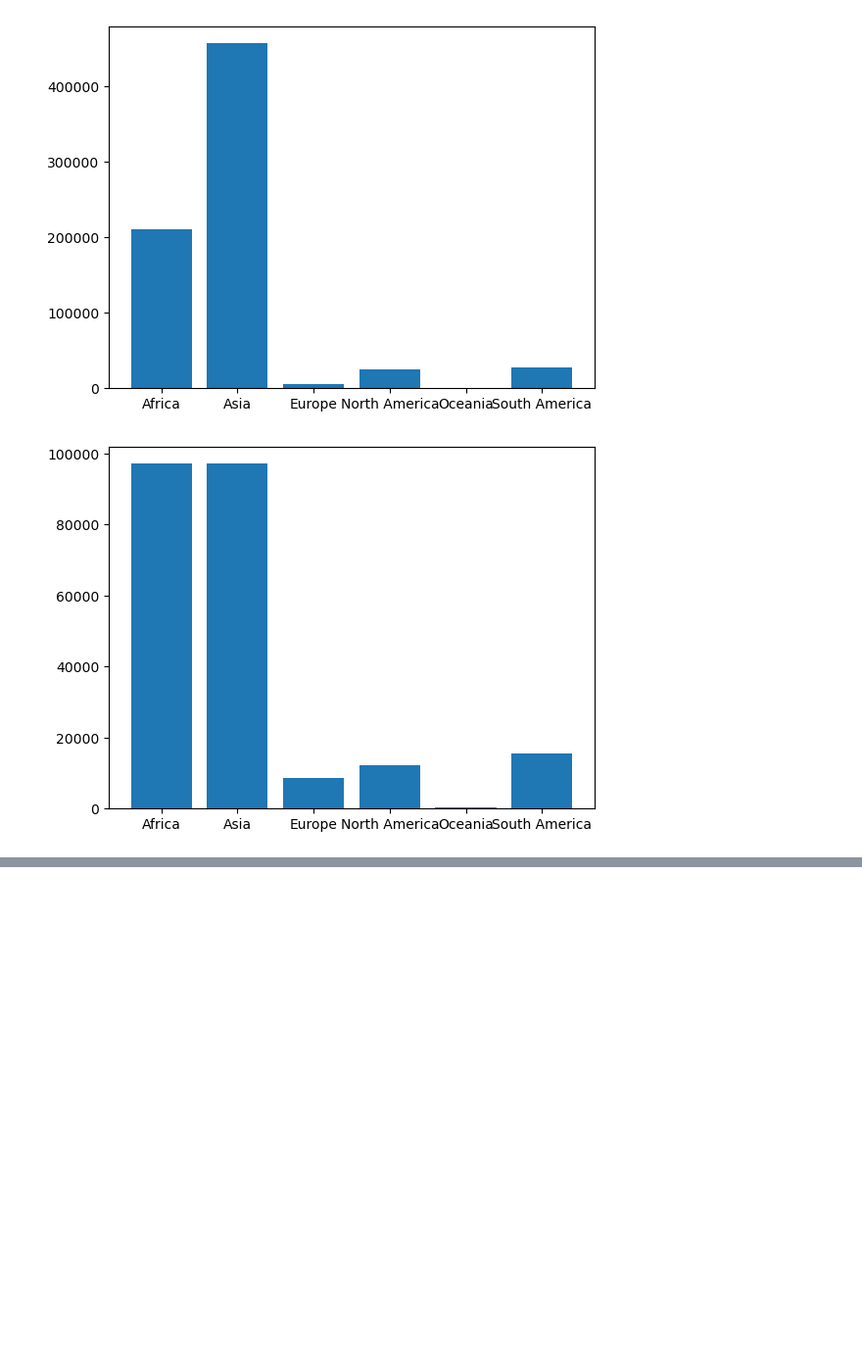
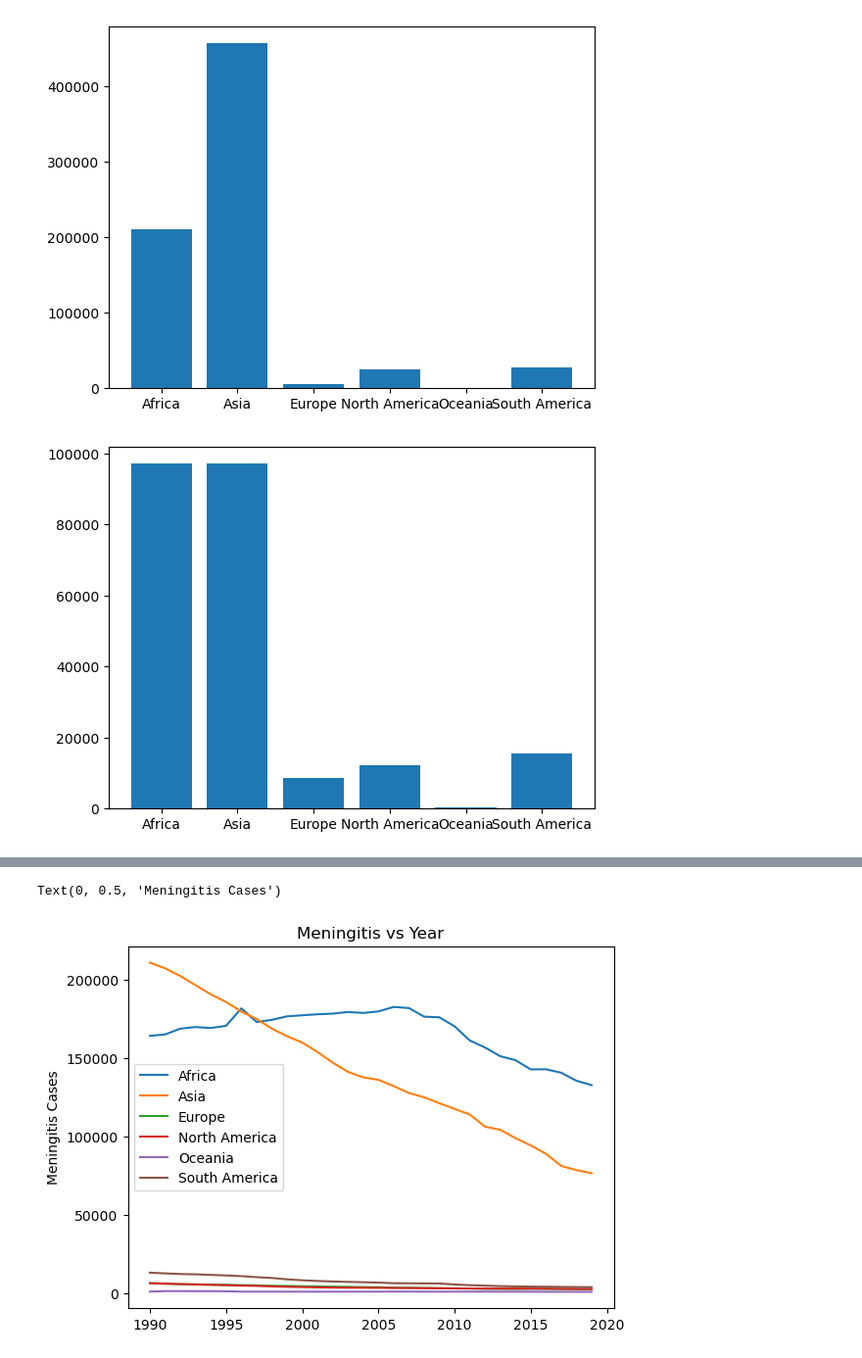
Before and after one commit to apanthari/project_1_group, a Jupyter notebook: exploration.ipynb, the cells around one changed output, grey strips where cells are left out. Shown: that part at 98% size. Drawn from its saved outputs; the diff is of its cells as text; code cells hidden in the pictures; blank space fills up the shorter version.

```diff
--- a/exploration.ipynb
+++ b/exploration.ipynb
@@ -174,0 +239,16 @@ plt.show()
+# %%
+#repeat for all the continents
+
+for continent in continent_year.index:
+    #print(continent)
+    cause_continent = cause_death[cause_death['Continent'] == continent]
+    year_continent = cause_continent.groupby('Year').sum()
+    plt.plot(year_continent.index, year_continent['Meningitis'])
+
+
+plt.legend(continent_year.index)
+plt.title('Meningitis vs Year')
+plt.ylabel('Meningitis Cases')
+# %% [output]
+Text(0, 0.5, 'Meningitis Cases')
+[figure, added]
```
Also changed, not shown: parts of 21 cells of this notebook, 6 other files.
